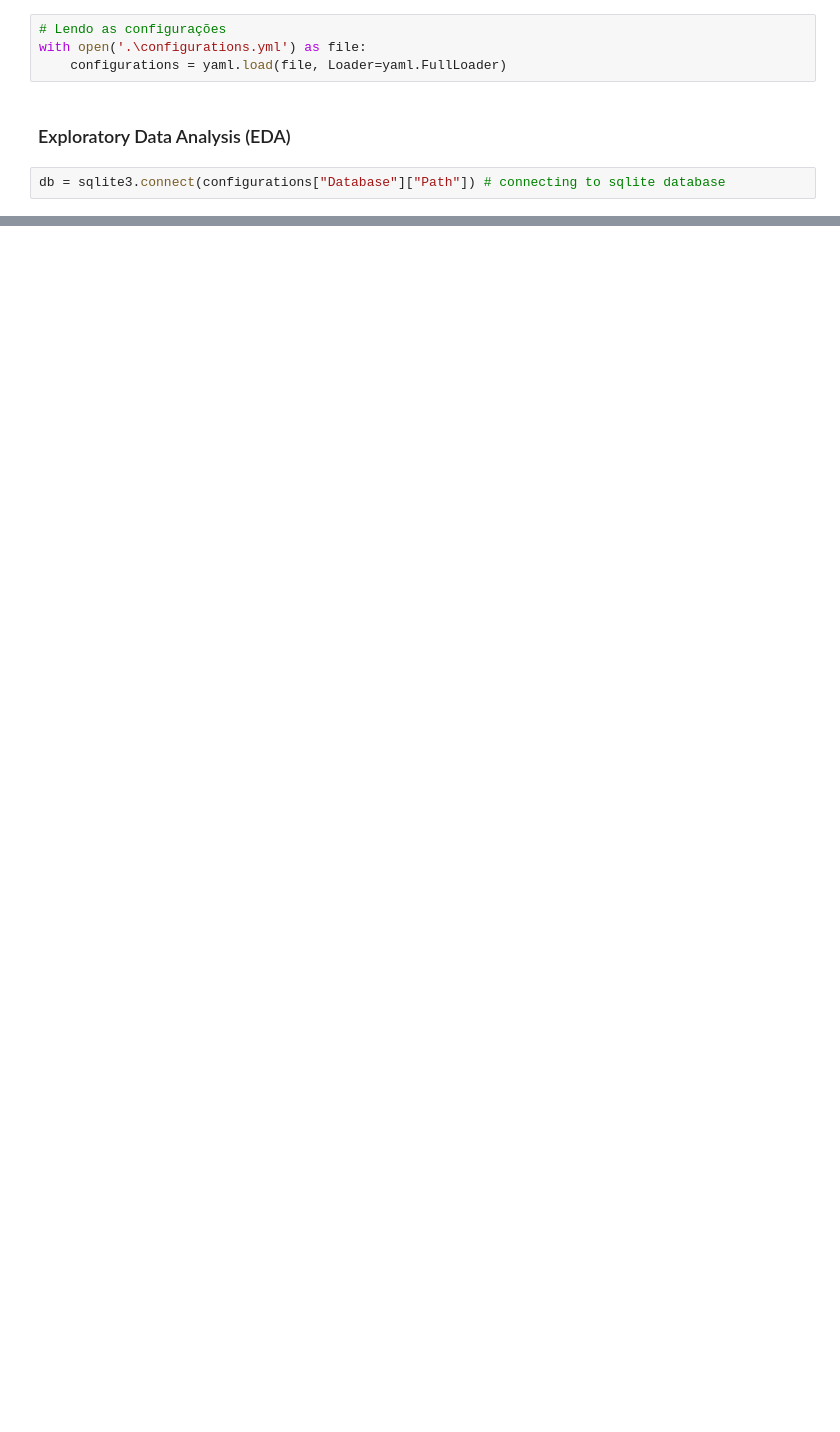
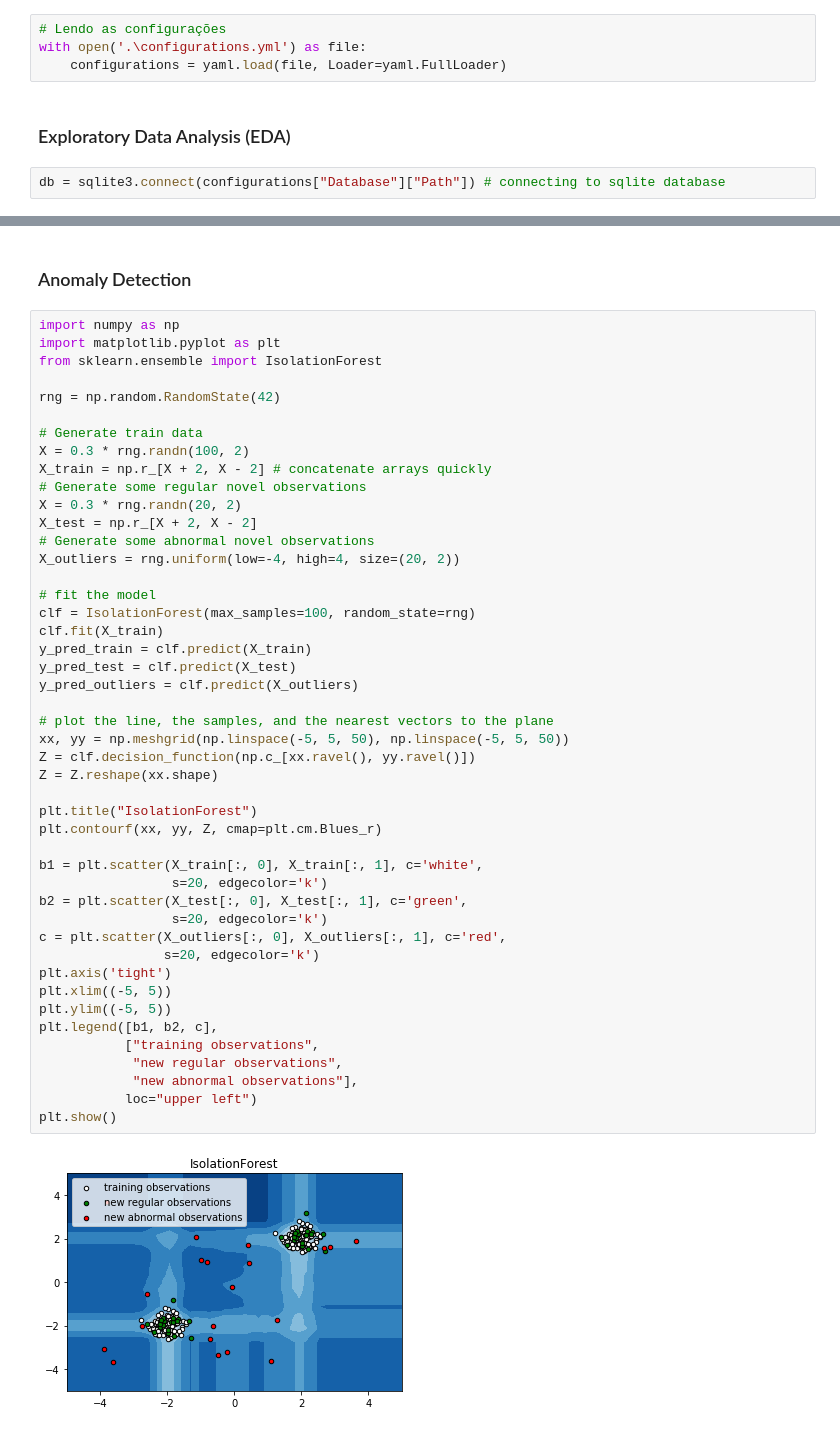
Before and after one commit to GuiCosti/Public-Spending-Analisys, a Jupyter notebook: src/anomaly_detection.ipynb, the cells around one changed output, grey strips where cells are left out. Cells and saved outputs as stored; diff of their text form; blank space fills up the shorter version.

Commit message:
first tests on isolation forest

```diff
--- a/src/anomaly_detection.ipynb
+++ b/src/anomaly_detection.ipynb
@@ -30,0 +128,50 @@ df = pd.read_sql_query("")
+# %% [markdown]
+### Anomaly Detection
+# %%
+import numpy as np
+import matplotlib.pyplot as plt
+from sklearn.ensemble import IsolationForest
+
+rng = np.random.RandomState(42)
+
+# Generate train data
+X = 0.3 * rng.randn(100, 2)
+X_train = np.r_[X + 2, X - 2] # concatenate arrays quickly
+# Generate some regular novel observations
+X = 0.3 * rng.randn(20, 2)
+X_test = np.r_[X + 2, X - 2]
+# Generate some abnormal novel observations
+X_outliers = rng.uniform(low=-4, high=4, size=(20, 2))
+
+# fit the model
+clf = IsolationForest(max_samples=100, random_state=rng)
+clf.fit(X_train)
+y_pred_train = clf.predict(X_train)
+y_pred_test = clf.predict(X_test)
+y_pred_outliers = clf.predict(X_outliers)
+
+# plot the line, the samples, and the nearest vectors to the plane
+xx, yy = np.meshgrid(np.linspace(-5, 5, 50), np.linspace(-5, 5, 50))
+Z = clf.decision_function(np.c_[xx.ravel(), yy.ravel()])
+Z = Z.reshape(xx.shape)
+
+plt.title("IsolationForest")
+plt.contourf(xx, yy, Z, cmap=plt.cm.Blues_r)
+
+b1 = plt.scatter(X_train[:, 0], X_train[:, 1], c='white',
+                 s=20, edgecolor='k')
+b2 = plt.scatter(X_test[:, 0], X_test[:, 1], c='green',
+                 s=20, edgecolor='k')
+c = plt.scatter(X_outliers[:, 0], X_outliers[:, 1], c='red',
+                s=20, edgecolor='k')
+plt.axis('tight')
+plt.xlim((-5, 5))
+plt.ylim((-5, 5))
+plt.legend([b1, b2, c],
+           ["training observations",
+            "new regular observations",
+            "new abnormal observations"],
+           loc="upper left")
+plt.show()
+# %% [output]
+[figure, added]
```
Also changed, not shown: parts of 16 cells of this notebook.
